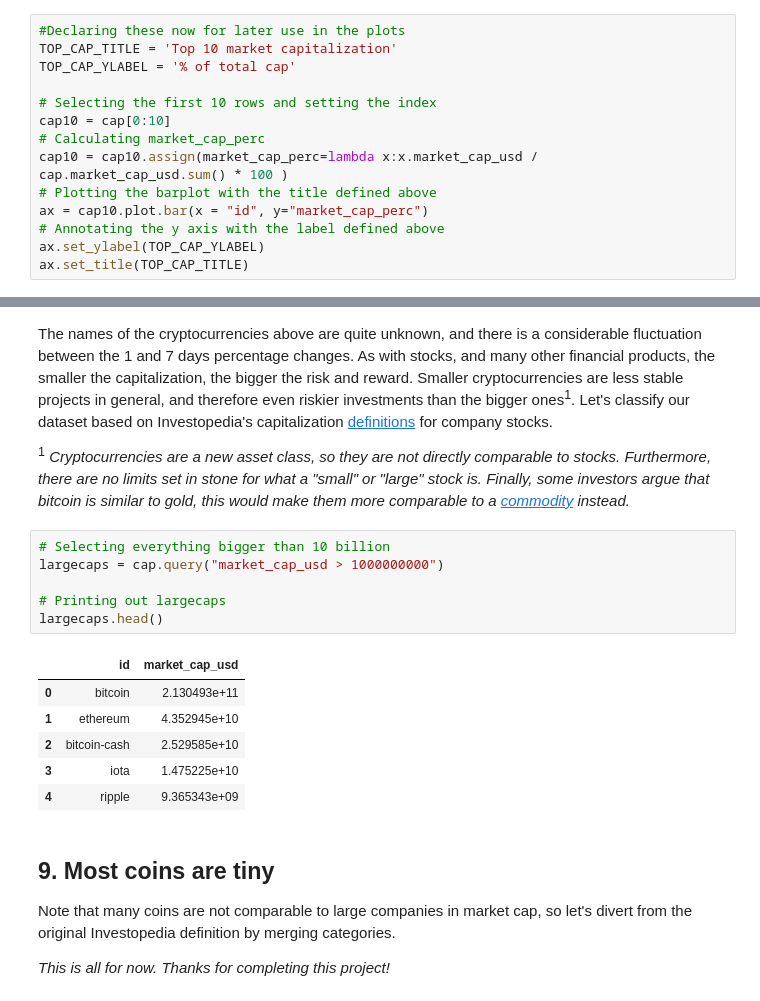
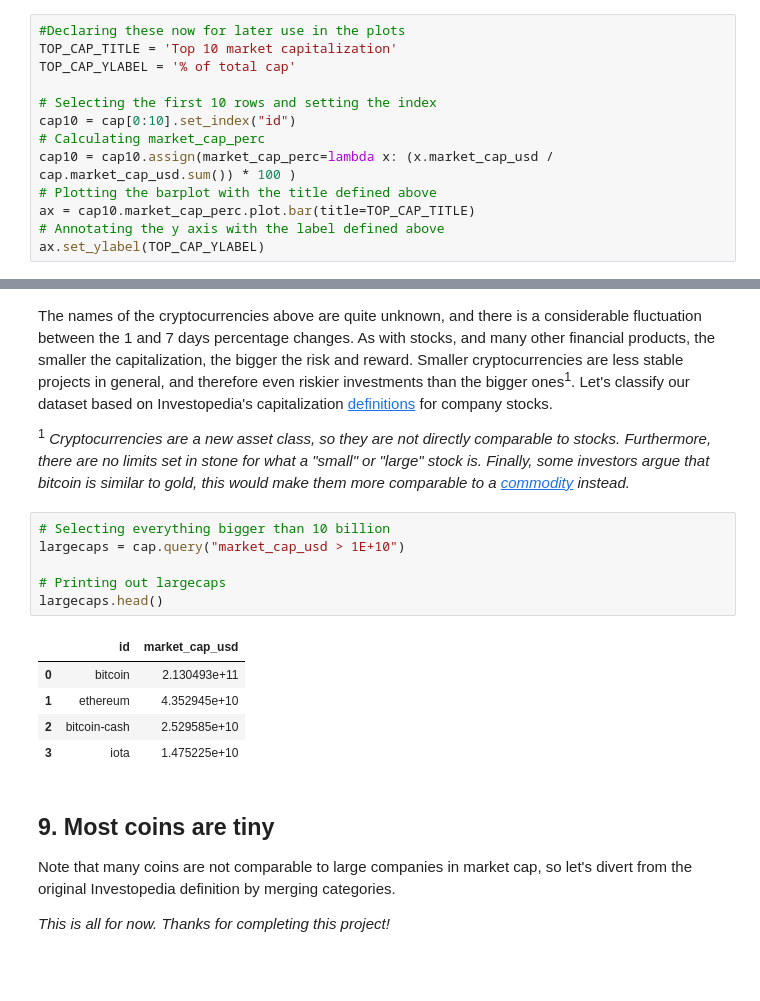
Before and after one commit to keisaj16/DataCampProjects, a Jupyter notebook: Exploring the Bitcoin Cryptocurrency Market/notebook.ipynb, the cells around one changed output, grey strips where cells are left out. Saved outputs shown, nothing was run; the diff lists cells and outputs as text; blank space fills up the shorter version.

Commit message:
Exploring the Bitcoin Cryptocurrency Market

```diff
--- a/Exploring the Bitcoin Cryptocurrency Market/notebook.ipynb
+++ b/Exploring the Bitcoin Cryptocurrency Market/notebook.ipynb
@@ -51,12 +51,11 @@ TOP_CAP_TITLE = 'Top 10 market capitalization'
 TOP_CAP_YLABEL = '% of total cap'
 
 # Selecting the first 10 rows and setting the index
-cap10 = cap[0:10]
+cap10 = cap[0:10].set_index("id")
 # Calculating market_cap_perc
-cap10 = cap10.assign(market_cap_perc=lambda x:x.market_cap_usd / cap.market_cap_usd.sum() * 100 )
+cap10 = cap10.assign(market_cap_perc=lambda x: (x.market_cap_usd / cap.market_cap_usd.sum()) * 100 )
 # Plotting the barplot with the title defined above
-ax = cap10.plot.bar(x = "id", y="market_cap_perc")
+ax = cap10.market_cap_perc.plot.bar(title=TOP_CAP_TITLE)
 # Annotating the y axis with the label defined above
 ax.set_ylabel(TOP_CAP_YLABEL)
-ax.set_title(TOP_CAP_TITLE)
 # %% [output]
@@ -162,17 +162,16 @@ fig, ax = top10_subplot(volatility.percent_change_7d, WTITLE)
 <p><sup>1</sup> <em>Cryptocurrencies are a new asset class, so they are not directly comparable to stocks. Furthermore, there are no limits set in stone for what a "small" or "large" stock is. Finally, some investors argue that bitcoin is similar to gold, this would make them more comparable to a <a href="https://www.investopedia.com/terms/c/commodity.asp">commodity</a> instead.</em></p>
 # %%
 # Selecting everything bigger than 10 billion
-largecaps = cap.query("market_cap_usd > 1000000000")
+largecaps = cap.query("market_cap_usd > 1E+10")
 
 # Printing out largecaps
 largecaps.head()
 # %% [output]
 |  | id | market_cap_usd |
 | 0 | bitcoin | 2.130493e+11 |
 | 1 | ethereum | 4.352945e+10 |
 | 2 | bitcoin-cash | 2.529585e+10 |
 | 3 | iota | 1.475225e+10 |
-| 4 | ripple | 9.365343e+09 |
 # %% [markdown]
 ## 9. Most coins are tiny
 <p>Note that many coins are not comparable to large companies in market cap, so let's divert from the original Investopedia definition by merging categories.</p>
```
Also changed, not shown: parts of 4 cells of this notebook.
